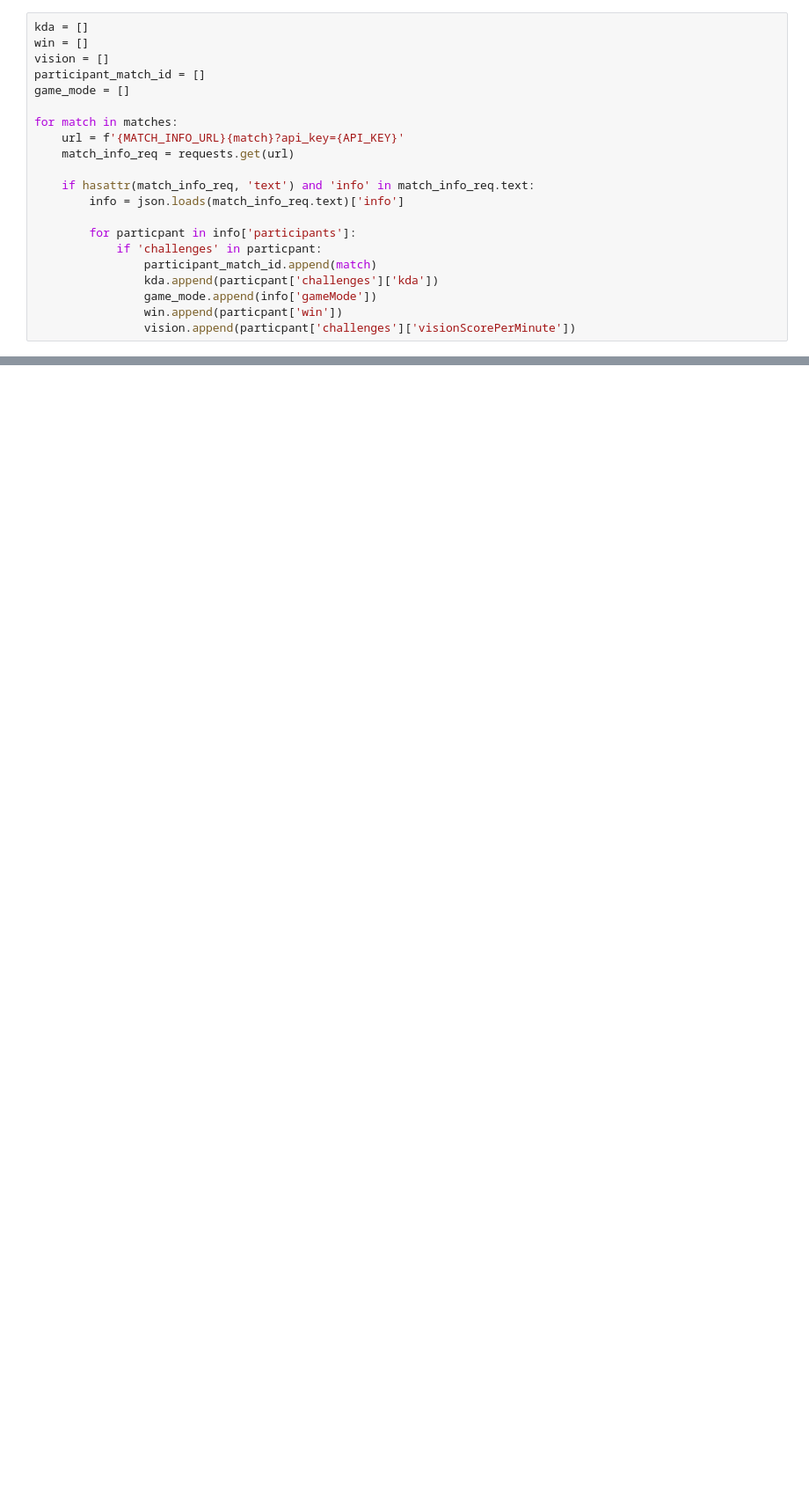
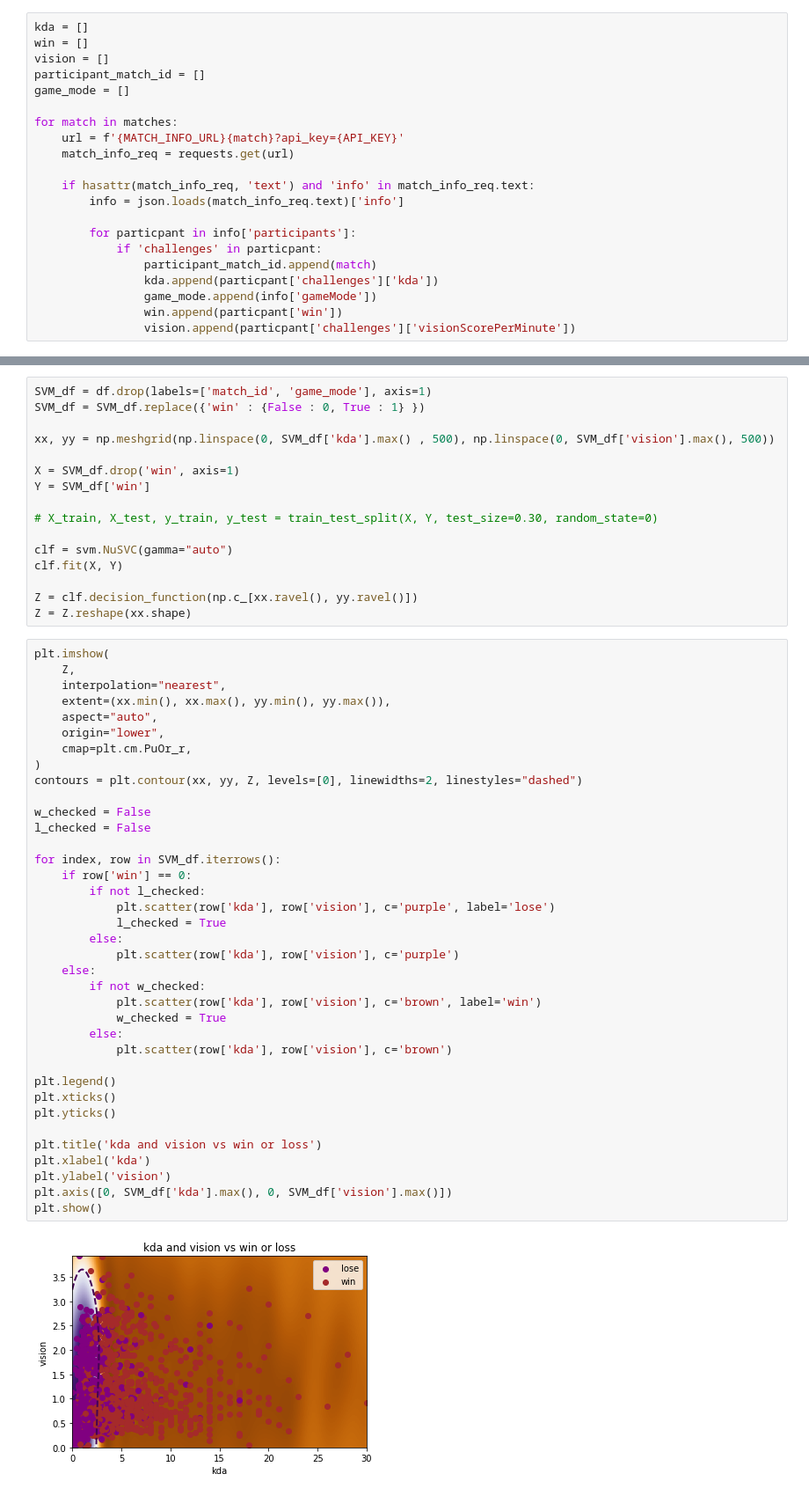
Before and after one commit to dvnmn/320-final-project, a Jupyter notebook: 320_Final_Project.ipynb, the cells around one changed output, grey strips where cells are left out. Shown at 88% size. Saved outputs shown, nothing was run; the diff lists cells and outputs as text; blank space fills up the shorter version.

Commit message:
SVM ml with visualization

```diff
--- a/320_Final_Project.ipynb
+++ b/320_Final_Project.ipynb
@@ -102,0 +117,55 @@ NameError: name 'df' is not defined
+# %%
+SVM_df = df.drop(labels=['match_id', 'game_mode'], axis=1)
+SVM_df = SVM_df.replace({'win' : {False : 0, True : 1} })
+
+xx, yy = np.meshgrid(np.linspace(0, SVM_df['kda'].max() , 500), np.linspace(0, SVM_df['vision'].max(), 500))
+
+X = SVM_df.drop('win', axis=1)
+Y = SVM_df['win']
+
+# X_train, X_test, y_train, y_test = train_test_split(X, Y, test_size=0.30, random_state=0)
+
+clf = svm.NuSVC(gamma="auto")
+clf.fit(X, Y)
+
+Z = clf.decision_function(np.c_[xx.ravel(), yy.ravel()])
+Z = Z.reshape(xx.shape)
+# %%
+plt.imshow(
+    Z,
+    interpolation="nearest",
+    extent=(xx.min(), xx.max(), yy.min(), yy.max()),
+    aspect="auto",
+    origin="lower",
+    cmap=plt.cm.PuOr_r,
+)
+contours = plt.contour(xx, yy, Z, levels=[0], linewidths=2, linestyles="dashed")
+
+w_checked = False
+l_checked = False
+
+for index, row in SVM_df.iterrows():
+    if row['win'] == 0:
+        if not l_checked:
+            plt.scatter(row['kda'], row['vision'], c='purple', label='lose')
+            l_checked = True
+        else:
+            plt.scatter(row['kda'], row['vision'], c='purple')
+    else:
+        if not w_checked:
+            plt.scatter(row['kda'], row['vision'], c='brown', label='win')
+            w_checked = True
+        else:
+            plt.scatter(row['kda'], row['vision'], c='brown')
+
+plt.legend()
+plt.xticks()
+plt.yticks()
+
+plt.title('kda and vision vs win or loss')
+plt.xlabel('kda')
+plt.ylabel('vision')
+plt.axis([0, SVM_df['kda'].max(), 0, SVM_df['vision'].max()])
+plt.show()
+# %% [output]
+[figure, added]
```
Also changed, not shown: parts of 4 cells of this notebook.
